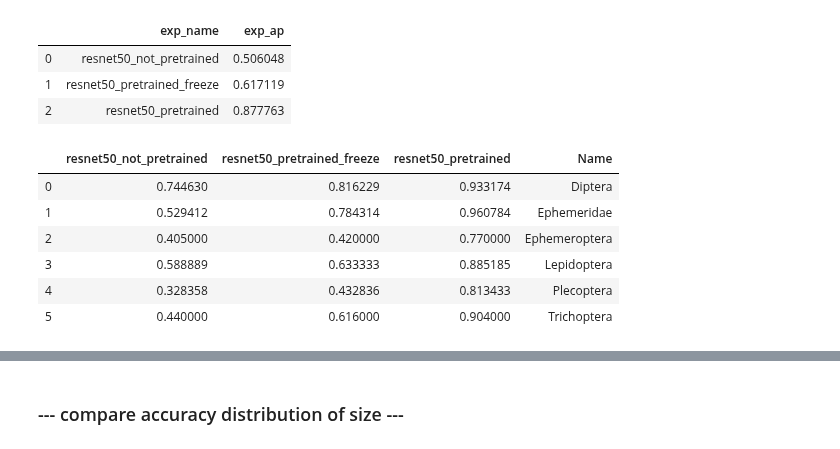
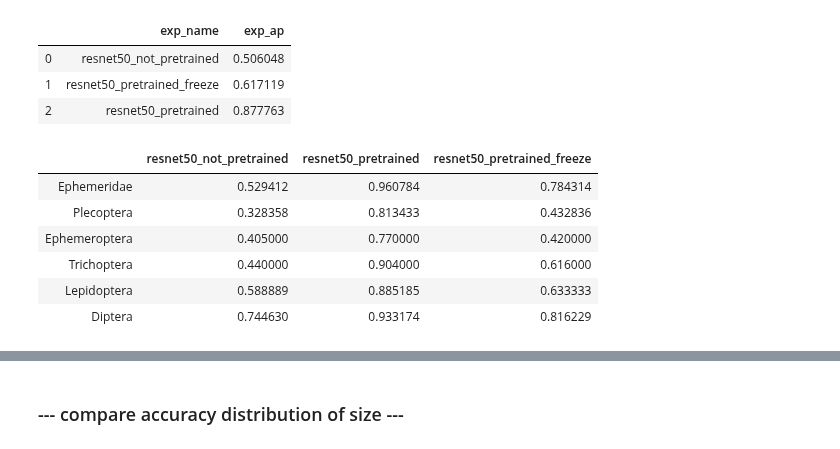
Before and after one commit to keiiti975/Insect_Phenology_Detector, a Jupyter notebook: result/classification/compare_finetuning/compare_finetuning.ipynb, the cells around one changed output, grey strips where cells are left out. Saved outputs shown, nothing was run; the diff lists cells and outputs as text; code cells hidden in the pictures.

```diff
--- a/result/classification/compare_finetuning/compare_finetuning.ipynb
+++ b/result/classification/compare_finetuning/compare_finetuning.ipynb
@@ -40,12 +39,19 @@ df_per_label['Name'] = ['Diptera', 'Ephemeridae', 'Ephemeroptera', 'Lepidoptera'
-# %%
-df_per_label
-# %% [output]
-|  | resnet50_not_pretrained | resnet50_pretrained_freeze | resnet50_pretrained | Name |
-| 0 | 0.744630 | 0.816229 | 0.933174 | Diptera |
-| 1 | 0.529412 | 0.784314 | 0.960784 | Ephemeridae |
-| 2 | 0.405000 | 0.420000 | 0.770000 | Ephemeroptera |
-| 3 | 0.588889 | 0.633333 | 0.885185 | Lepidoptera |
-| 4 | 0.328358 | 0.432836 | 0.813433 | Plecoptera |
-| 5 | 0.440000 | 0.616000 | 0.904000 | Trichoptera |
+# %%
+new_df_per_label = pd.DataFrame()
+new_df_per_label = new_df_per_label.append(pd.Series(df_per_label.values[1], index=df_per_label.columns, name='Ephemeridae'))
+new_df_per_label = new_df_per_label.append(pd.Series(df_per_label.values[4], index=df_per_label.columns, name='Plecoptera'))
+new_df_per_label = new_df_per_label.append(pd.Series(df_per_label.values[2], index=df_per_label.columns, name='Ephemeroptera'))
+new_df_per_label = new_df_per_label.append(pd.Series(df_per_label.values[5], index=df_per_label.columns, name='Trichoptera'))
+new_df_per_label = new_df_per_label.append(pd.Series(df_per_label.values[3], index=df_per_label.columns, name='Lepidoptera'))
+new_df_per_label = new_df_per_label.append(pd.Series(df_per_label.values[0], index=df_per_label.columns, name='Diptera'))
+new_df_per_label
+# %% [output]
+|  | resnet50_not_pretrained | resnet50_pretrained | resnet50_pretrained_freeze |
+| Ephemeridae | 0.529412 | 0.960784 | 0.784314 |
+| Plecoptera | 0.328358 | 0.813433 | 0.432836 |
+| Ephemeroptera | 0.405000 | 0.770000 | 0.420000 |
+| Trichoptera | 0.440000 | 0.904000 | 0.616000 |
+| Lepidoptera | 0.588889 | 0.885185 | 0.633333 |
+| Diptera | 0.744630 | 0.933174 | 0.816229 |
 # %%
 plt.rcParams["font.size"] = 14
```
Also changed, not shown: parts of 3 cells of this notebook, 1 other file.
